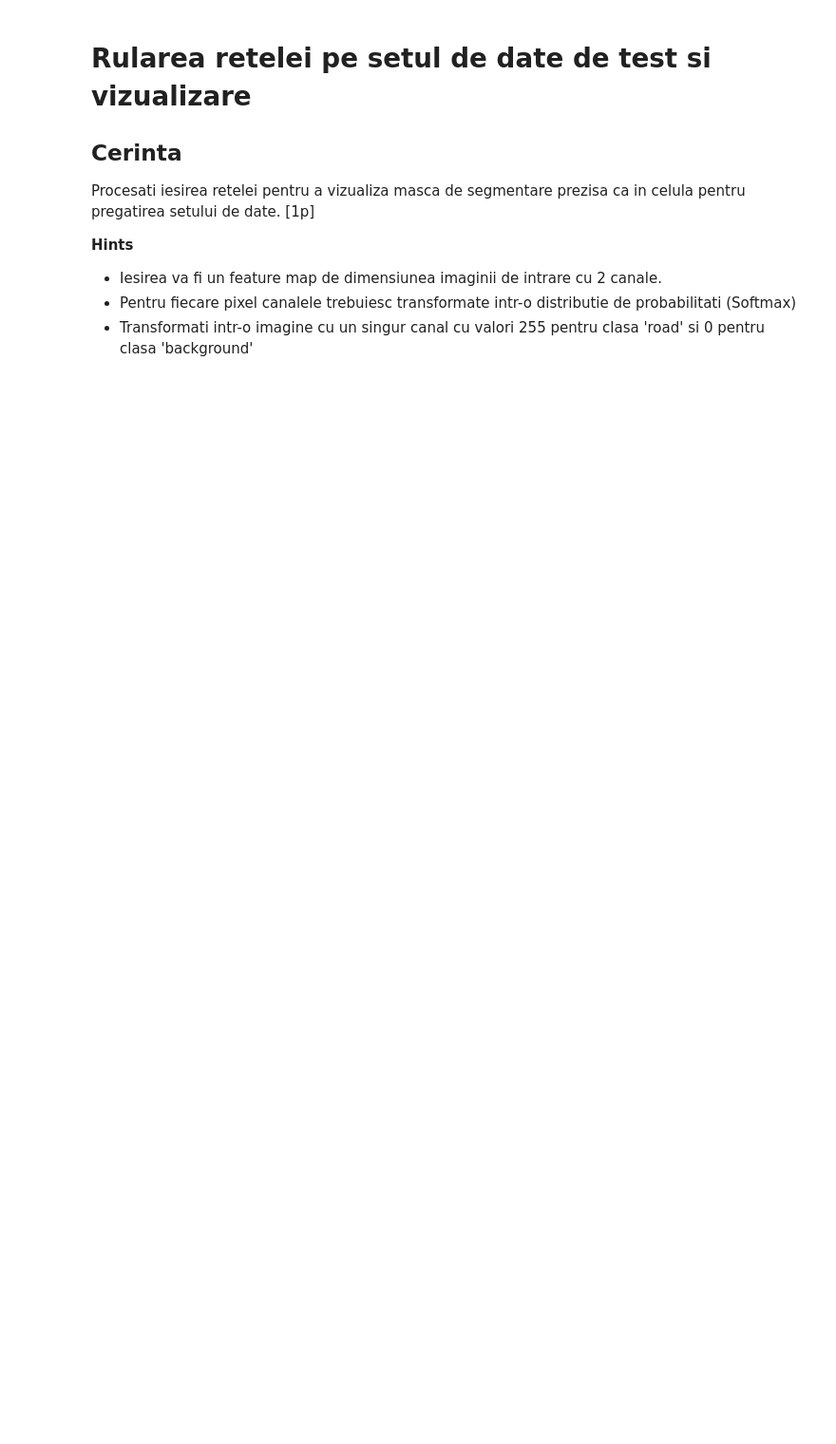
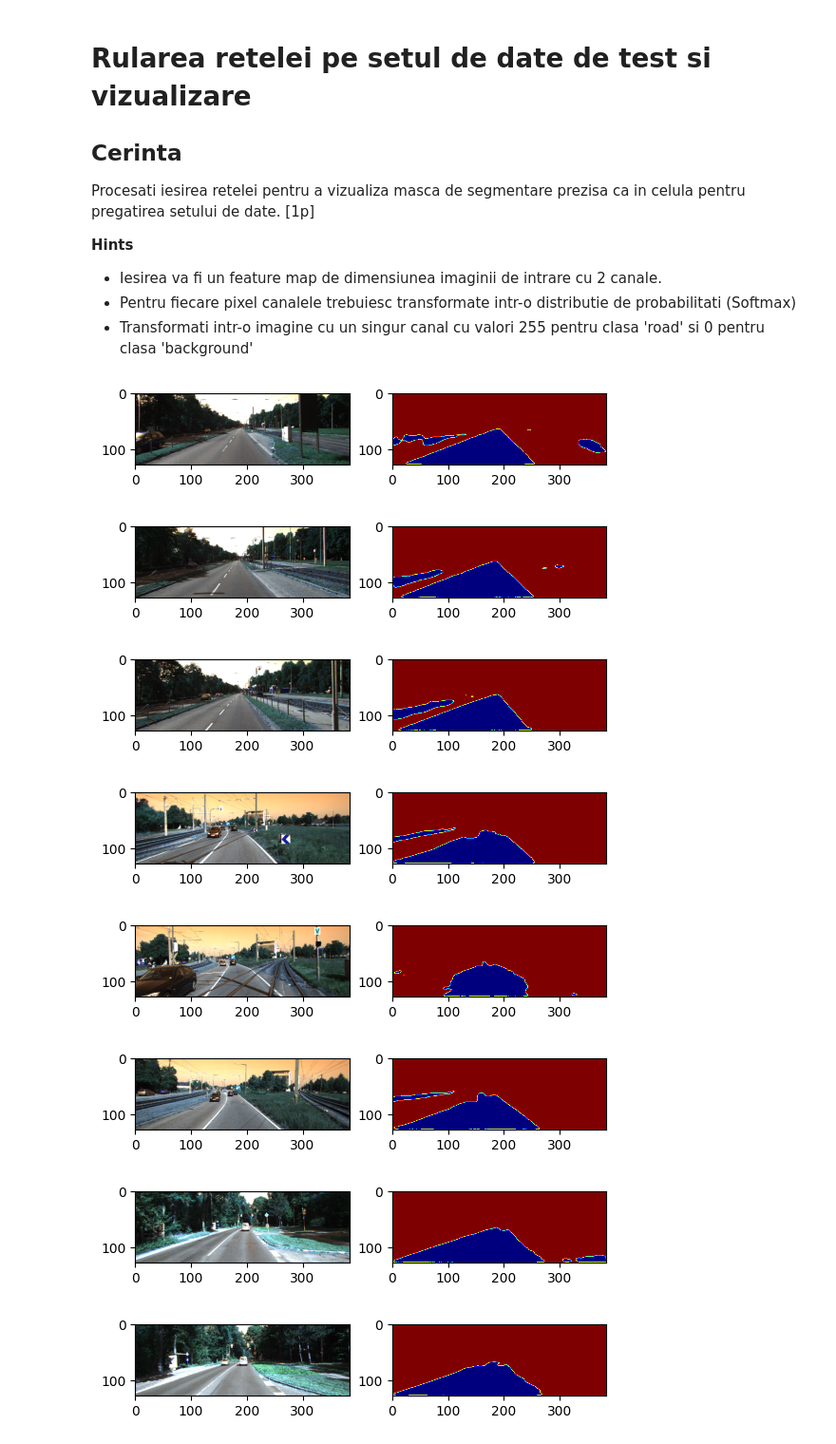
Before and after one commit to skpha13/University-Work, a Jupyter notebook: Third Year/Second Semester/Machine Learning in Computer Vision/Labs/L05.ipynb, the cells around one changed output. Shown at 95% size. Cells and saved outputs as stored; diff of their text form; code cells hidden in the pictures; blank space fills up the shorter version.

```diff
--- a/Third Year/Second Semester/Machine Learning in Computer Vision/Labs/L05.ipynb
+++ b/Third Year/Second Semester/Machine Learning in Computer Vision/Labs/L05.ipynb
@@ -340,30 +514,42 @@ plt.show()
  * Pentru fiecare pixel canalele trebuiesc transformate intr-o distributie de probabilitati (Softmax)
  * Transformati intr-o imagine cu un singur canal cu valori 255 pentru clasa 'road' si 0 pentru clasa 'background'
 # %%
+model = model_unet
 model.eval()
 
 num_to_show = 10
 
 softmax = nn.Softmax(dim=1)
 # Ne asiguram ca nu se pot propaga gradienti prin retea
 with torch.no_grad():
   for idx, image in enumerate(test_dataloader):
 
     if idx > num_to_show:
       break
 
     logits = model(image.cuda())
 
     # Postprocesarea imaginii pentru a fi vizualizata
     image = (image.squeeze(0).clone().cpu().numpy().transpose(1, 2, 0) + 1) / 2.0
 
-    #### Condul vostru aici - postprocesarea iesirii retelei pentru a
+    #### Codul vostru aici - postprocesarea iesirii retelei pentru a
     #### fi vizualizata
-    pred = None
+    pred = nn.Softmax(dim=1)(logits)
+    pred = np.transpose(pred.squeeze(0).clone().cpu().numpy(), (1, 2, 0))
+    pred = np.argmax(pred, axis=-1)
 
     # Cod de vizualizare
     fig = plt.figure()
     ax = fig.add_subplot(1, 2, 1)
     plt.imshow(image)
     ax = fig.add_subplot(1, 2, 2)
-    plt.imshow(pred)
+    plt.imshow(pred, cmap="jet")
+# %% [output]
+[figure, added]
+[figure, added]
+[figure, added]
+[figure, added]
+[figure, added]
+[figure, added]
+[figure, added]
+[figure, added]
```
Also changed, not shown: parts of 13 cells of this notebook.
